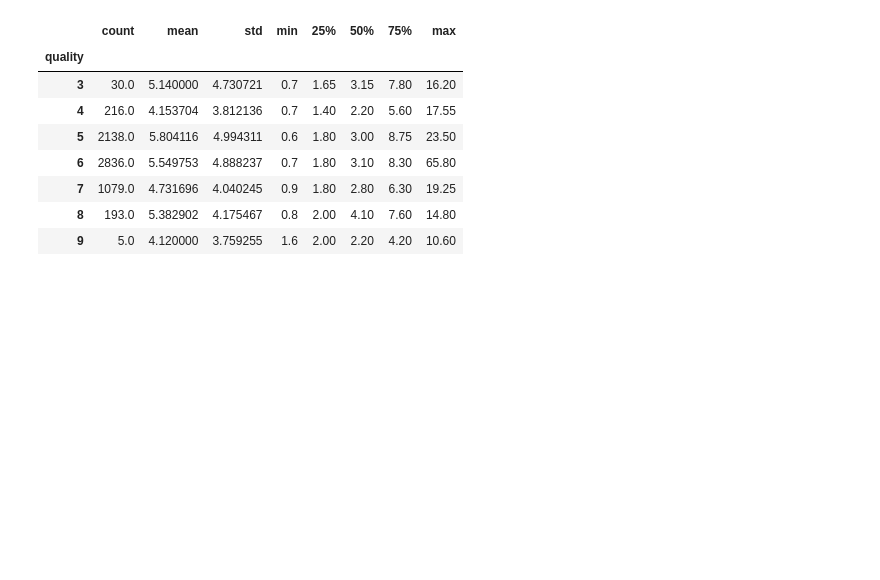
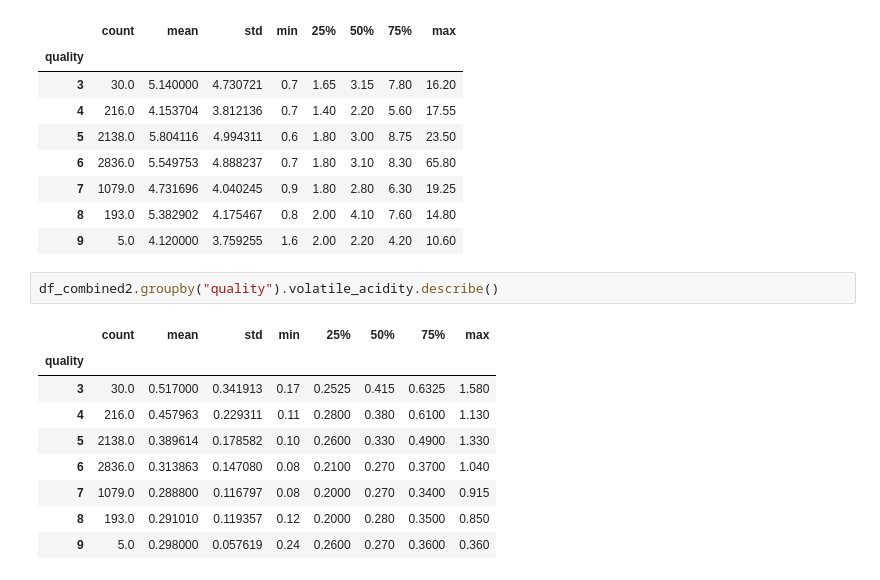
Before and after one commit to Berli85/Project4_Team2, a Jupyter notebook: combined_dataset/data_combined.ipynb, the cells around one changed output. Saved outputs shown, nothing was run; the diff lists cells and outputs as text; blank space fills up the shorter version.

```diff
--- a/combined_dataset/data_combined.ipynb
+++ b/combined_dataset/data_combined.ipynb
@@ -334,3 +331,15 @@ df_combined2.groupby("quality").residual_sugar.describe()
 | 7 | 1079.0 | 4.731696 | 4.040245 | 0.9 | 1.80 | 2.80 | 6.30 | 19.25 |
 | 8 | 193.0 | 5.382902 | 4.175467 | 0.8 | 2.00 | 4.10 | 7.60 | 14.80 |
 | 9 | 5.0 | 4.120000 | 3.759255 | 1.6 | 2.00 | 2.20 | 4.20 | 10.60 |
+# %%
+df_combined2.groupby("quality").volatile_acidity.describe()
+# %% [output]
+|  | count | mean | std | min | 25% | 50% | 75% | max |
+| quality |  |  |  |  |  |  |  |  |
+| 3 | 30.0 | 0.517000 | 0.341913 | 0.17 | 0.2525 | 0.415 | 0.6325 | 1.580 |
+| 4 | 216.0 | 0.457963 | 0.229311 | 0.11 | 0.2800 | 0.380 | 0.6100 | 1.130 |
+| 5 | 2138.0 | 0.389614 | 0.178582 | 0.10 | 0.2600 | 0.330 | 0.4900 | 1.330 |
+| 6 | 2836.0 | 0.313863 | 0.147080 | 0.08 | 0.2100 | 0.270 | 0.3700 | 1.040 |
+| 7 | 1079.0 | 0.288800 | 0.116797 | 0.08 | 0.2000 | 0.270 | 0.3400 | 0.915 |
+| 8 | 193.0 | 0.291010 | 0.119357 | 0.12 | 0.2000 | 0.280 | 0.3500 | 0.850 |
+| 9 | 5.0 | 0.298000 | 0.057619 | 0.24 | 0.2600 | 0.270 | 0.3600 | 0.360 |
```
Also changed, not shown: parts of 6 cells of this notebook, 2 other files.
